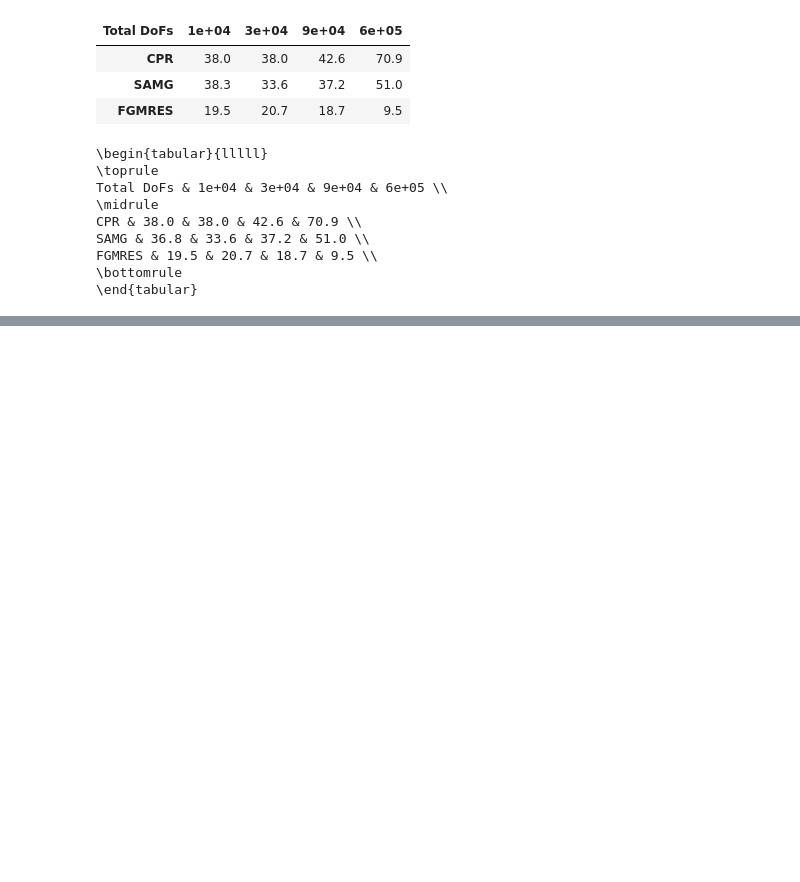
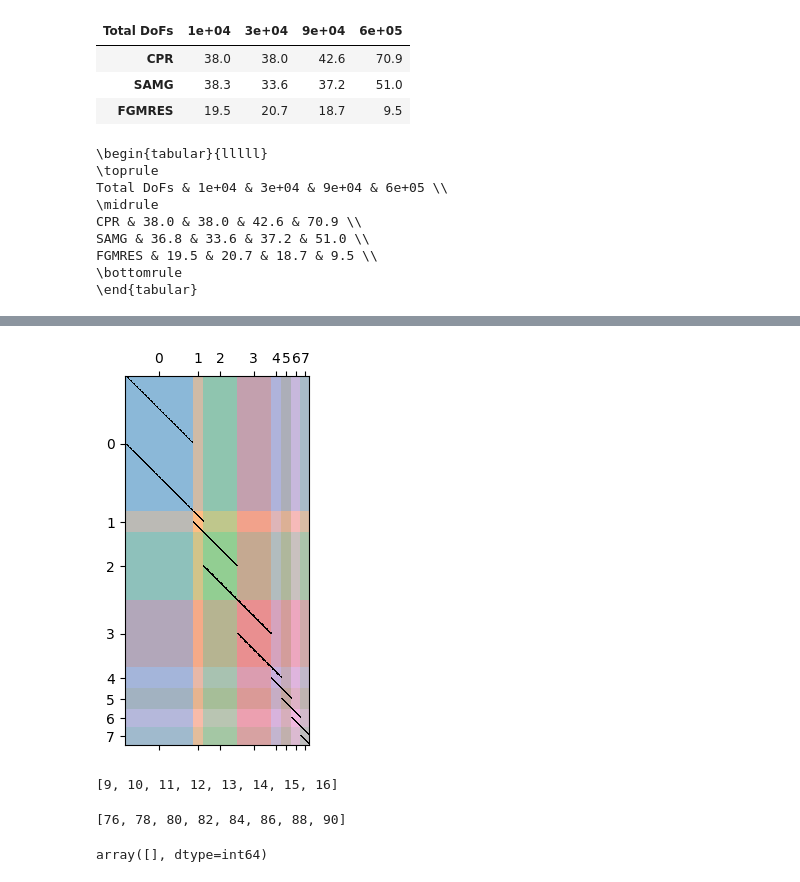
Before and after one commit to Yuriyzabegaev/FTHM-Solver, a Jupyter notebook: thermal/experiment_thermal_5_results.ipynb, the cells around one changed output, grey strips where cells are left out. Saved outputs shown, nothing was run; the diff lists cells and outputs as text; code cells hidden in the pictures; blank space fills up the shorter version.

```diff
--- a/thermal/experiment_thermal_5_results.ipynb
+++ b/thermal/experiment_thermal_5_results.ipynb
@@ -351,0 +360,8 @@ J.shape
+# %%
+J[4, 0].color_spy(groups=False)
+# %% [output]
+[figure, added]
+# %%
+J.groups_to_blocks_row[4]
+# %% [output]
+[9, 10, 11, 12, 13, 14, 15, 16]
@@ -351,0 +396,8 @@ J.shape
+# %%
+groups_to_blocks_col[5]
+# %% [output]
+[76, 78, 80, 82, 84, 86, 88, 90]
+# %%
+global_dofs_col[76]
+# %% [output]
+array([], dtype=int64)
```
Also changed, not shown: parts of 22 cells of this notebook, 18 other files.
